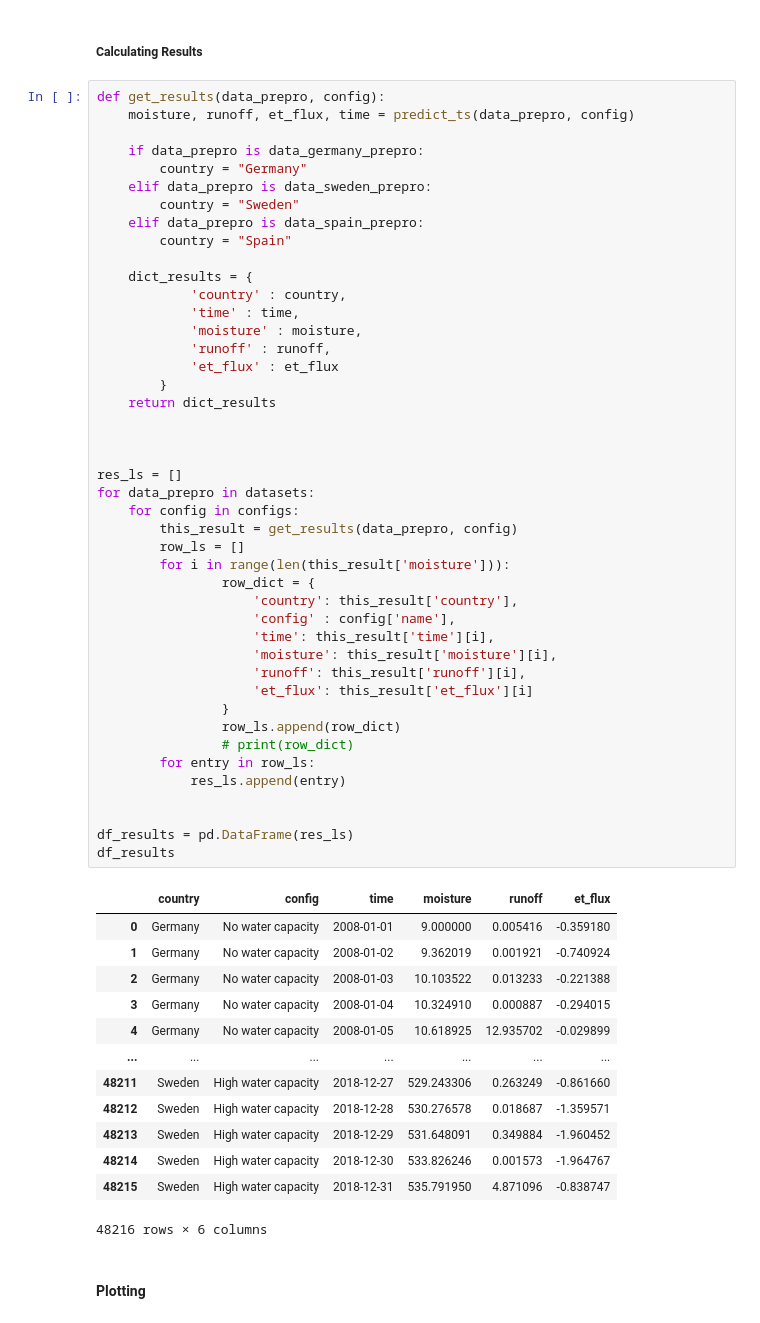
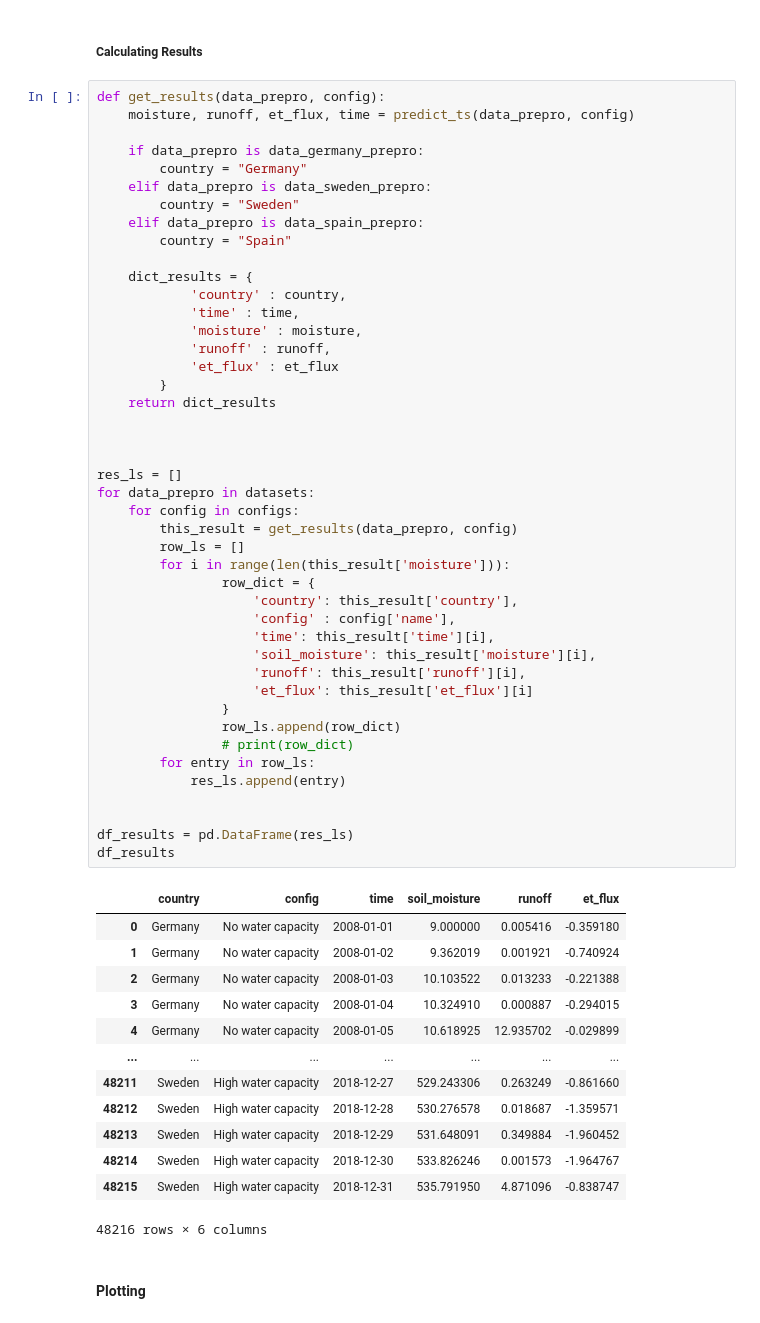
Before and after one commit to Moenki21/Earth-System-Modelling-nm381, a Jupyter notebook: swbm_variating_water_capacity.ipynb, the cells around one changed output. Cells and saved outputs as stored; diff of their text form.

```diff
--- a/swbm_variating_water_capacity.ipynb
+++ b/swbm_variating_water_capacity.ipynb
@@ -243,35 +243,35 @@ def get_results(data_prepro, config):
             'moisture' : moisture,
             'runoff' : runoff,
             'et_flux' : et_flux
         }
     return dict_results
 
 
 
 res_ls = []
 for data_prepro in datasets:
     for config in configs:
         this_result = get_results(data_prepro, config)
         row_ls = []
         for i in range(len(this_result['moisture'])):
                 row_dict = {
                     'country': this_result['country'],
                     'config' : config['name'],
                     'time': this_result['time'][i],
-                    'moisture': this_result['moisture'][i],
+                    'soil_moisture': this_result['moisture'][i],
                     'runoff': this_result['runoff'][i],
                     'et_flux': this_result['et_flux'][i]
                 }
                 row_ls.append(row_dict)
                 # print(row_dict)
         for entry in row_ls:
             res_ls.append(entry)
 
 
 df_results = pd.DataFrame(res_ls)
 df_results
 # %% [output]
-|  | country | config | time | moisture | runoff | et_flux |
+|  | country | config | time | soil_moisture | runoff | et_flux |
 | 0 | Germany | No water capacity | 2008-01-01 | 9.000000 | 0.005416 | -0.359180 |
 | 1 | Germany | No water capacity | 2008-01-02 | 9.362019 | 0.001921 | -0.740924 |
 | 2 | Germany | No water capacity | 2008-01-03 | 10.103522 | 0.013233 | -0.221388 |
```
Also changed, not shown: parts of 3 cells of this notebook.
